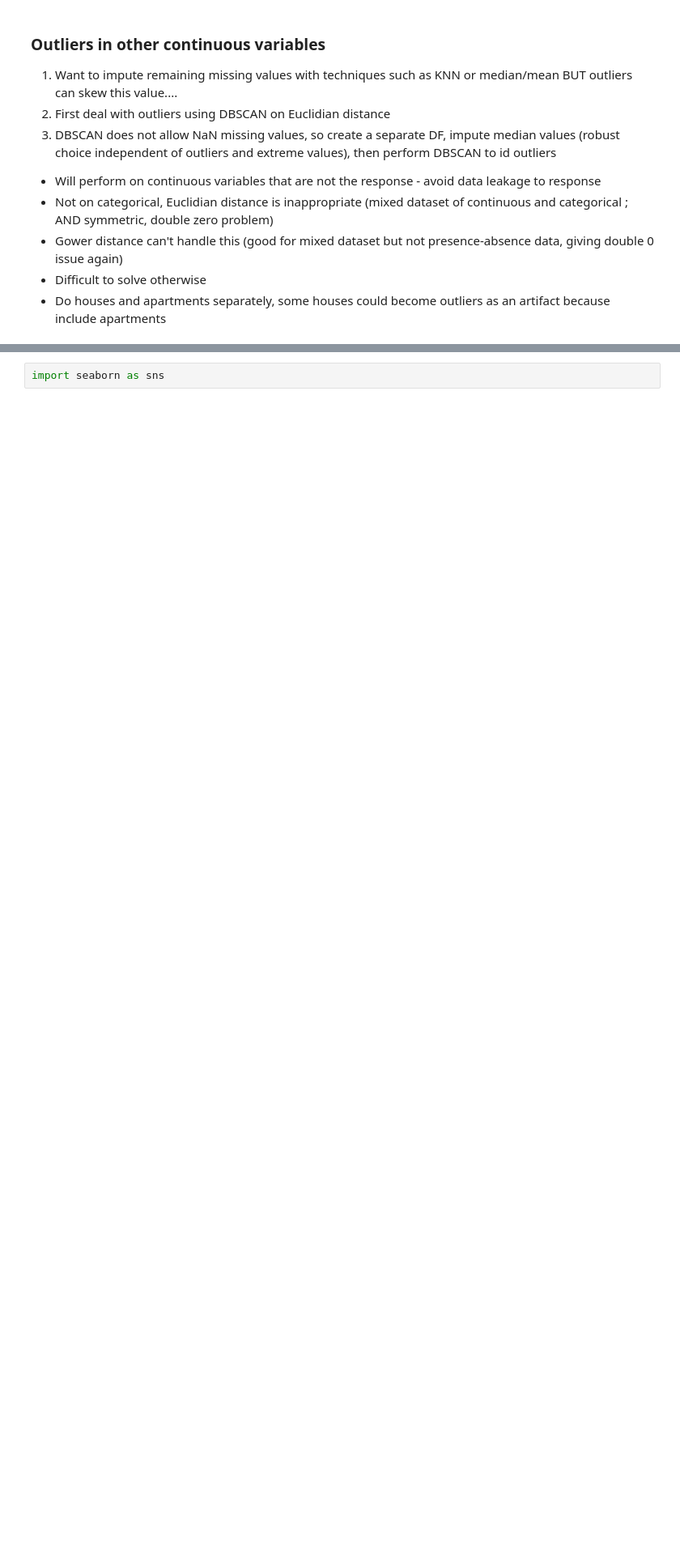
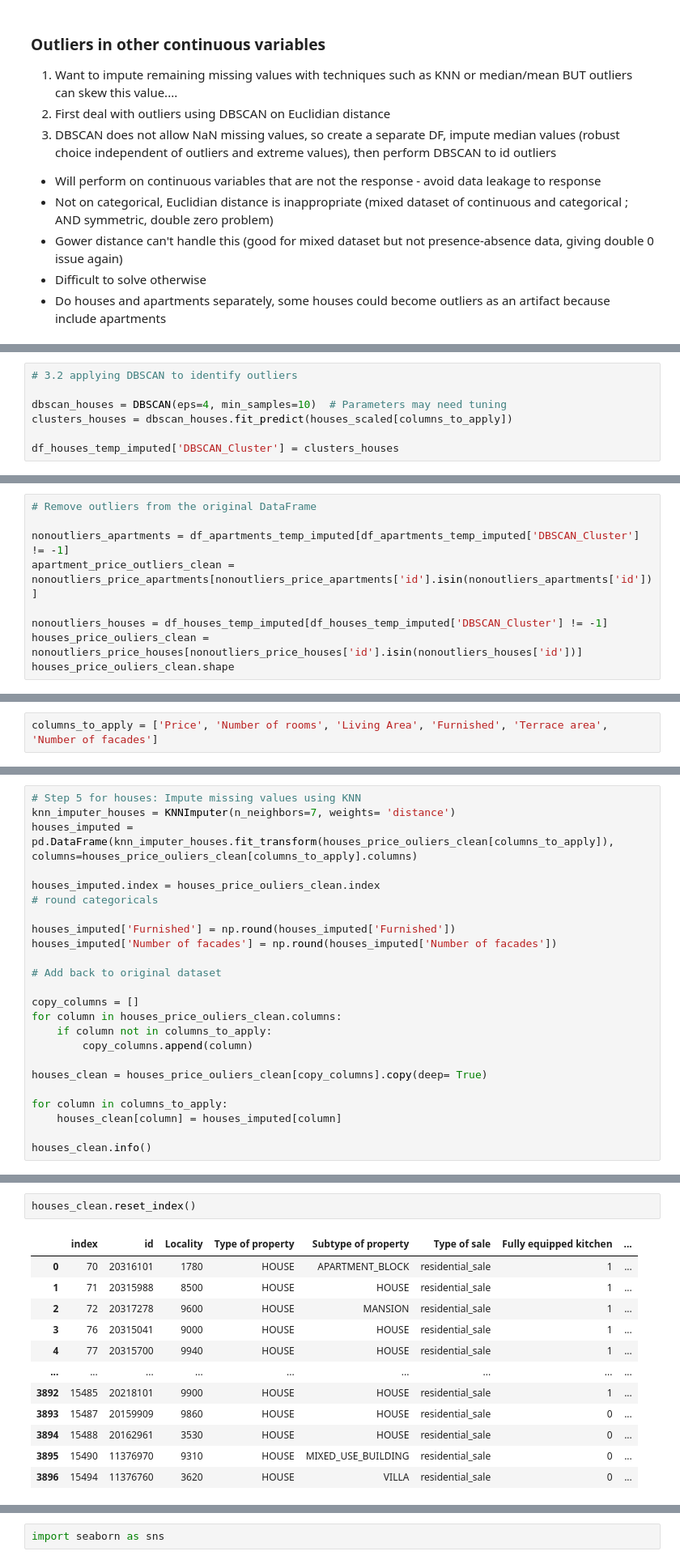
Before and after one commit to kvnpotter/ImmoData-EDA, a Jupyter notebook: DataCleaningKevin.ipynb, the cells around one changed output, grey strips where cells are left out. Shown at 81% size. Saved outputs shown, nothing was run; the diff lists cells and outputs as text; blank space fills up the shorter version.

```diff
--- a/DataCleaningKevin.ipynb
+++ b/DataCleaningKevin.ipynb
@@ -1061,0 +1036,7 @@ data.groupby("Type of property").count()
+# %%
+# 3.2 applying DBSCAN to identify outliers
+
+dbscan_houses = DBSCAN(eps=4, min_samples=10)  # Parameters may need tuning
+clusters_houses = dbscan_houses.fit_predict(houses_scaled[columns_to_apply])
+
+df_houses_temp_imputed['DBSCAN_Cluster'] = clusters_houses
@@ -1061,0 +1069,9 @@ data.groupby("Type of property").count()
+# %%
+# Remove outliers from the original DataFrame
+
+nonoutliers_apartments = df_apartments_temp_imputed[df_apartments_temp_imputed['DBSCAN_Cluster'] != -1]
+apartment_price_outliers_clean = nonoutliers_price_apartments[nonoutliers_price_apartments['id'].isin(nonoutliers_apartments['id'])]
+
+nonoutliers_houses = df_houses_temp_imputed[df_houses_temp_imputed['DBSCAN_Cluster'] != -1]
+houses_price_ouliers_clean = nonoutliers_price_houses[nonoutliers_price_houses['id'].isin(nonoutliers_houses['id'])]
+houses_price_ouliers_clean.shape
@@ -1061,0 +1100,2 @@ data.groupby("Type of property").count()
+# %%
+columns_to_apply = ['Price', 'Number of rooms', 'Living Area', 'Furnished', 'Terrace area', 'Number of facades']
@@ -1061,0 +1174,24 @@ data.groupby("Type of property").count()
+# %%
+# Step 5 for houses: Impute missing values using KNN
+knn_imputer_houses = KNNImputer(n_neighbors=7, weights= 'distance')
+houses_imputed = pd.DataFrame(knn_imputer_houses.fit_transform(houses_price_ouliers_clean[columns_to_apply]), columns=houses_price_ouliers_clean[columns_to_apply].columns)
+
+houses_imputed.index = houses_price_ouliers_clean.index
+# round categoricals
+
+houses_imputed['Furnished'] = np.round(houses_imputed['Furnished'])
+houses_imputed['Number of facades'] = np.round(houses_imputed['Number of facades'])
+
+# Add back to original dataset
+
+copy_columns = []
+for column in houses_price_ouliers_clean.columns:
+    if column not in columns_to_apply:
+        copy_columns.append(column)
+
+houses_clean = houses_price_ouliers_clean[copy_columns].copy(deep= True)
+
+for column in columns_to_apply:
+    houses_clean[column] = houses_imputed[column]
+
+houses_clean.info()
@@ -1061,0 +1244,15 @@ data.groupby("Type of property").count()
+# %%
+houses_clean.reset_index()
+# %% [output]
+|  | index | id | Locality | Type of property | Subtype of property | Type of sale | Fully equipped kitchen | ... |
+| 0 | 70 | 20316101 | 1780 | HOUSE | APARTMENT_BLOCK | residential_sale | 1 | ... |
+| 1 | 71 | 20315988 | 8500 | HOUSE | HOUSE | residential_sale | 1 | ... |
+| 2 | 72 | 20317278 | 9600 | HOUSE | MANSION | residential_sale | 1 | ... |
+| 3 | 76 | 20315041 | 9000 | HOUSE | HOUSE | residential_sale | 1 | ... |
+| 4 | 77 | 20315700 | 9940 | HOUSE | HOUSE | residential_sale | 1 | ... |
+| ... | ... | ... | ... | ... | ... | ... | ... | ... |
+| 3892 | 15485 | 20218101 | 9900 | HOUSE | HOUSE | residential_sale | 1 | ... |
+| 3893 | 15487 | 20159909 | 9860 | HOUSE | HOUSE | residential_sale | 0 | ... |
+| 3894 | 15488 | 20162961 | 3530 | HOUSE | HOUSE | residential_sale | 0 | ... |
+| 3895 | 15490 | 11376970 | 9310 | HOUSE | MIXED_USE_BUILDING | residential_sale | 0 | ... |
+| 3896 | 15494 | 11376760 | 3620 | HOUSE | VILLA | residential_sale | 0 | ... |
```
Also changed, not shown: parts of 46 cells of this notebook, 1 other file.
